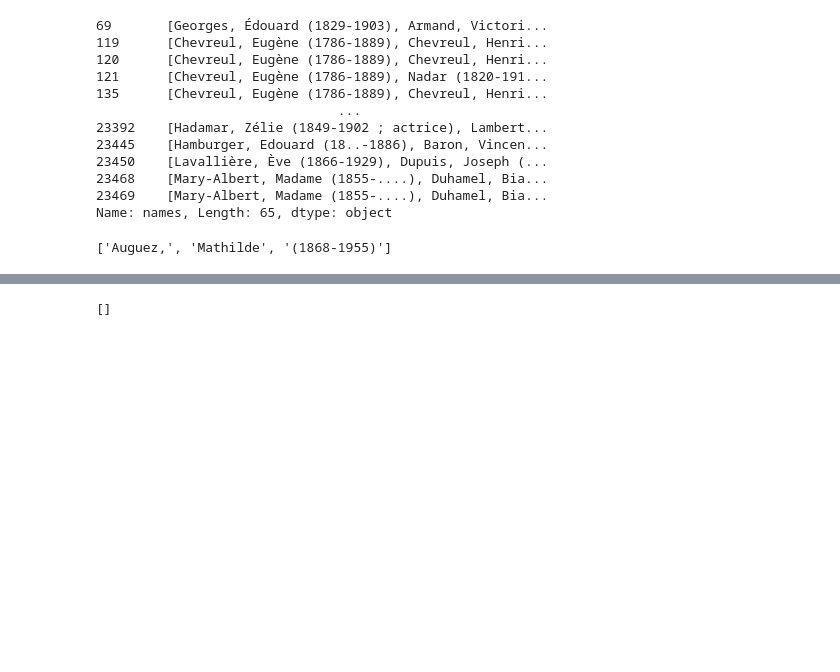
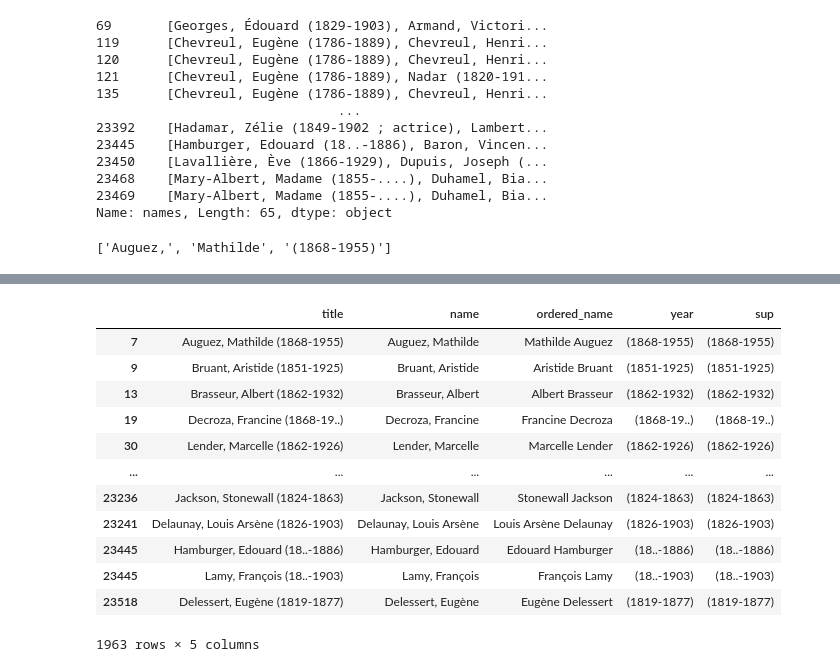
Before and after one commit to liabifano/humans-of-paris-1900, a Jupyter notebook: notebooks/get_tags.ipynb, the cells around one changed output, grey strips where cells are left out. Saved outputs shown, nothing was run; the diff lists cells and outputs as text; code cells hidden in the pictures; blank space fills up the shorter version.

```diff
--- a/notebooks/get_tags.ipynb
+++ b/notebooks/get_tags.ipynb
@@ -627,0 +560,6 @@ from SPARQLWrapper import SPARQLWrapper, XML
+# %%
+names_df = names_df.rename(columns={'names':'title'})
+# %%
+names_df['name'] = names_df.title.apply(lambda x: x.split('(')[0].strip())
+# %%
+names_df['ordered_name'] = names_df.name.apply(reorder_names)
@@ -628,3 +582,23 @@ from SPARQLWrapper import SPARQLWrapper, XML
+# %%
+names_df['sup'] =  names_df.title.apply(lambda x: str(re.findall('\(\S+\)',x)).strip("['']"))
+# %%
+names_df[names_df.name == 'Nicolas II']
+names_df
+#names_df['year'] =  names_df.title.apply(lambda x: str(re.findall('\(1[789].+-1[89\.].+',x)).strip("['']"))
+# %% [output]
+|  | title | name | ordered_name | year | sup |
+| 7 | Auguez, Mathilde (1868-1955) | Auguez, Mathilde | Mathilde Auguez | (1868-1955) | (1868-1955) |
+| 9 | Bruant, Aristide (1851-1925) | Bruant, Aristide | Aristide Bruant | (1851-1925) | (1851-1925) |
+| 13 | Brasseur, Albert (1862-1932) | Brasseur, Albert | Albert Brasseur | (1862-1932) | (1862-1932) |
+| 19 | Decroza, Francine (1868-19..) | Decroza, Francine | Francine Decroza | (1868-19..) | (1868-19..) |
+| 30 | Lender, Marcelle (1862-1926) | Lender, Marcelle | Marcelle Lender | (1862-1926) | (1862-1926) |
+| ... | ... | ... | ... | ... | ... |
+| 23236 | Jackson, Stonewall (1824-1863) | Jackson, Stonewall | Stonewall Jackson | (1824-1863) | (1824-1863) |
+| 23241 | Delaunay, Louis Arsène (1826-1903) | Delaunay, Louis Arsène | Louis Arsène Delaunay | (1826-1903) | (1826-1903) |
+| 23445 | Hamburger, Edouard (18..-1886) | Hamburger, Edouard | Edouard Hamburger | (18..-1886) | (18..-1886) |
+| 23445 | Lamy, François (18..-1903) | Lamy, François | François Lamy | (18..-1903) | (18..-1903) |
+| 23518 | Delessert, Eugène (1819-1877) | Delessert, Eugène | Eugène Delessert | (1819-1877) | (1819-1877) |
+1963 rows × 5 columns
 # %%
 def sparql_str() :
     pass
@@ -645,4 +619,0 @@ bnf_link = {}
-# %%
-bnf_name_error
-# %% [output]
-[]
```
Also changed, not shown: parts of 60 cells of this notebook, 6 other files.
